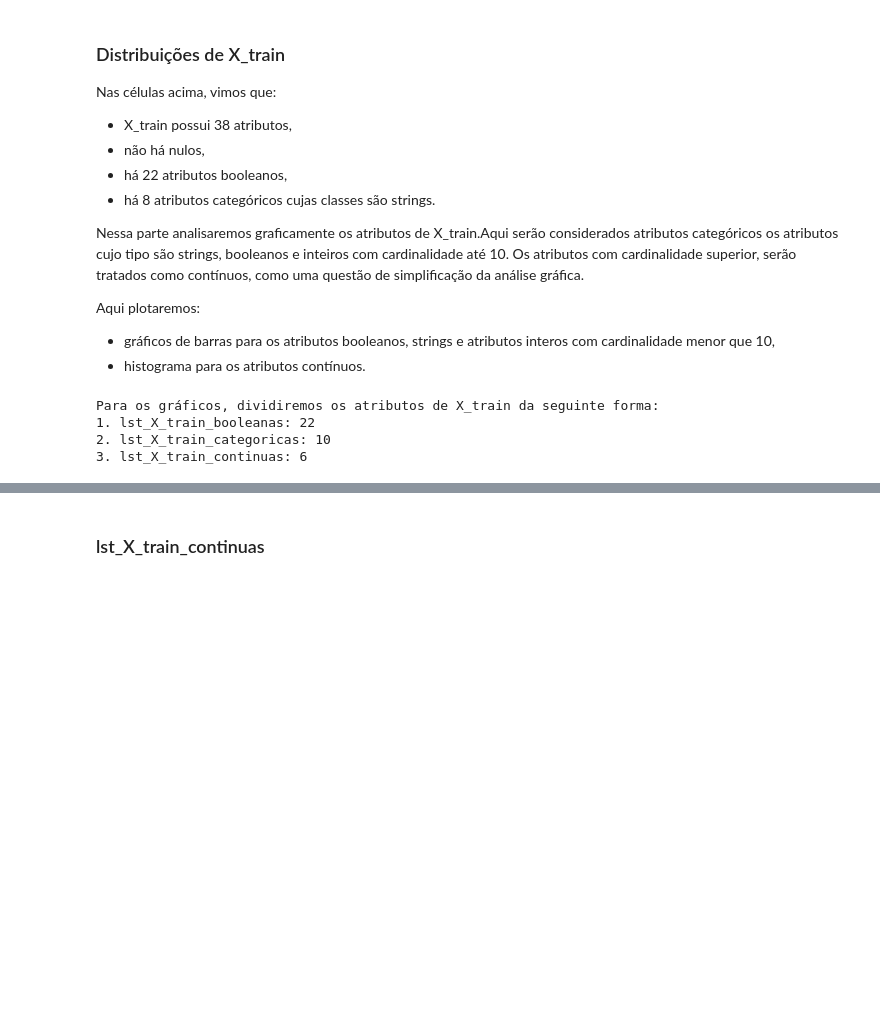
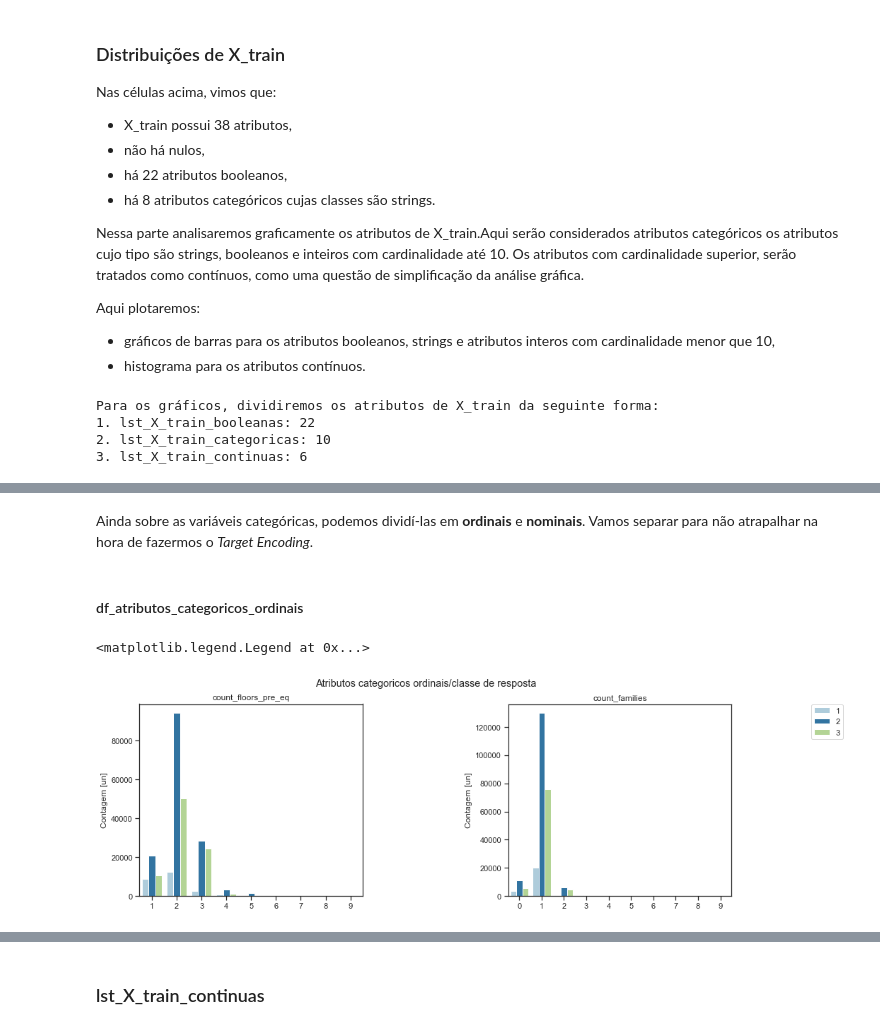
Before and after one commit to Carne-de-Pescoco/Modeling-Earthquake, a Jupyter notebook: notebooks/1_business_understanding_suto.ipynb, the cells around one changed output, grey strips where cells are left out. Drawn from its saved outputs; the diff is of its cells as text; code cells hidden in the pictures; blank space fills up the shorter version.

```diff
--- a/notebooks/1_business_understanding_suto.ipynb
+++ b/notebooks/1_business_understanding_suto.ipynb
@@ -104,0 +256,3 @@ Para os gráficos, dividiremos os atributos de X_train da seguinte forma:
+# %%
+df_atributos_categoricos = pd.concat([X_train[lst_X_train_categoricas], y_train], axis=1)
+df_atributos_categoricos.head()
@@ -104,0 +267,41 @@ Para os gráficos, dividiremos os atributos de X_train da seguinte forma:
+# %% [markdown]
+Ainda sobre as variáveis categóricas, podemos dividí-las em **ordinais** e **nominais**. Vamos separar para não atrapalhar na hora de fazermos o *Target Encoding*.
+# %%
+df_atributos_categoricos_ordinais = df_atributos_categoricos.select_dtypes(include=["int", "int32", "int64"])
+
+df_atributos_categoricos_nominais = df_atributos_categoricos.select_dtypes(exclude=["int", "int32", "int64"])
+df_atributos_categoricos_nominais = pd.concat([df_atributos_categoricos_nominais, df_atributos_categoricos["damage_grade"]],
+                                              axis=1)
+
+lst_X_train_categoricas_ordinais = list(df_atributos_categoricos_ordinais.columns)[:-1]
+lst_X_train_categoricas_nominais = list(df_atributos_categoricos_nominais.columns)[:-1]
+# %% [markdown]
+#### df_atributos_categoricos_ordinais
+# %%
+f = plt.figure(figsize=(15, 5))
+f.suptitle('Atributos categoricos ordinais/classe de resposta')
+sns.set_palette("Paired")
+# w = h = 1
+# widths = [w,w,w,w]
+# heights = [h,h,h,h]
+gs = f.add_gridspec(nrows=1, ncols=2, wspace=.65, hspace=.5
+#                     width_ratios=widths, height_ratios=heights
+                   );
+
+row = col = 0
+for i, feature in enumerate(df_atributos_categoricos_ordinais.drop("damage_grade", axis=1).columns):
+    with sns.axes_style("ticks"):
+        ax = f.add_subplot(gs[row, col])
+        ax = sns.countplot(x=feature, hue="damage_grade", data=df_atributos_categoricos_ordinais)
+        ax.set(title=feature, xlabel="", ylabel="Contagem [un]")
+        ax.get_legend().set_visible(False)
+        if (i+1)%3 != 0:
+            col += 1
+        else:
+            col = 0
+            row+=1
+
+plt.legend(bbox_to_anchor=(1.5, 1),borderaxespad=0)
+# %% [output]
+<matplotlib.legend.Legend at 0x...>
+[figure, added]
```
Also changed, not shown: parts of 19 cells of this notebook, 11 other files.
